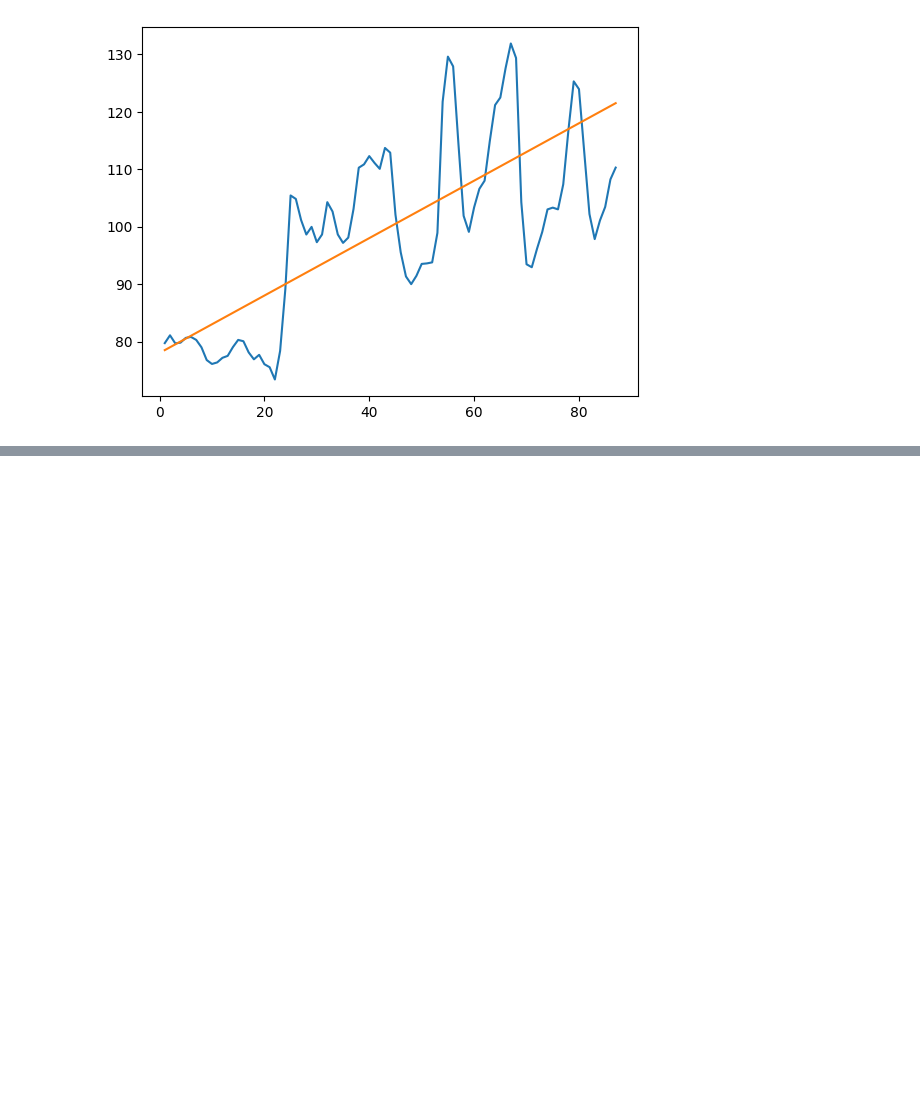
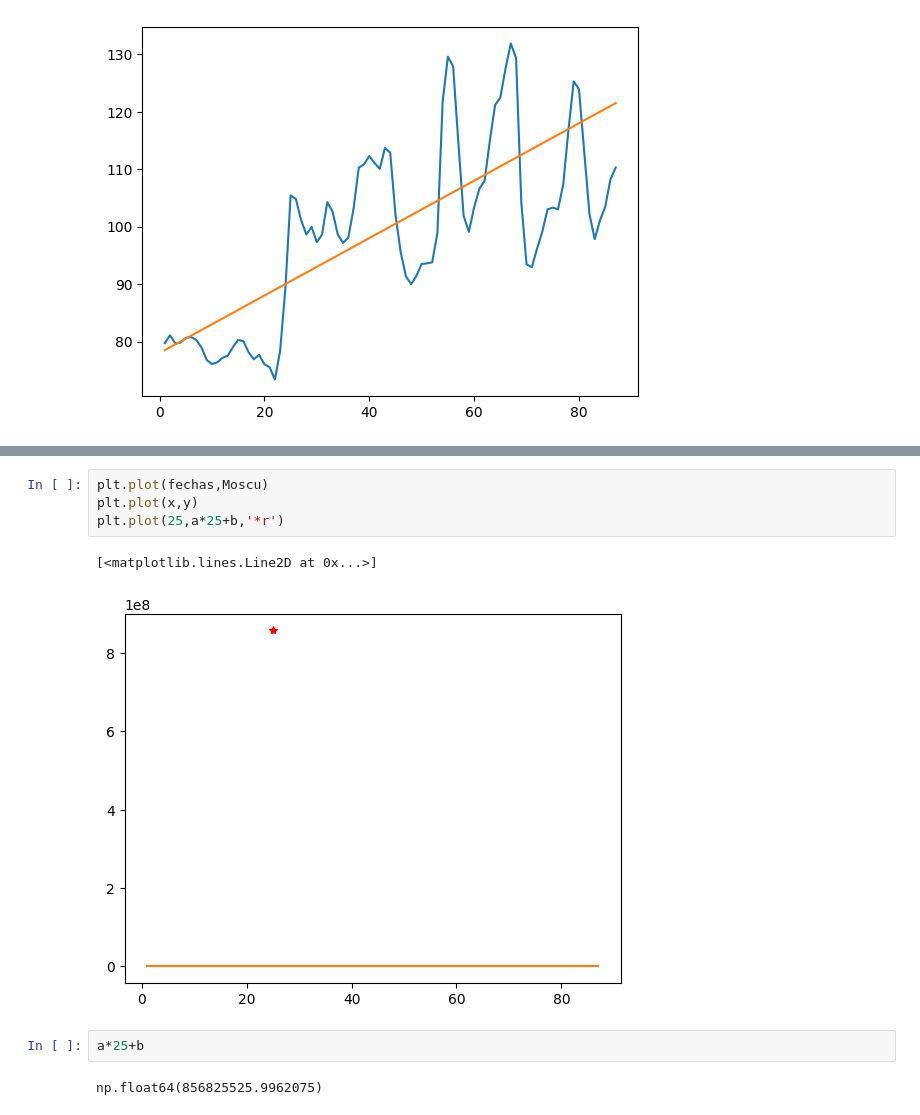
Before and after one commit to OFrancisco3/Data_Science, a Jupyter notebook: Numpy.ipynb, the cells around one changed output, grey strips where cells are left out. Cells and saved outputs as stored; diff of their text form; blank space fills up the shorter version.

```diff
--- a/Numpy.ipynb
+++ b/Numpy.ipynb
@@ -334,0 +387,11 @@ np.float64(103.53131941591394)
+# %%
+plt.plot(fechas,Moscu)
+plt.plot(x,y)
+plt.plot(25,a*25+b,'*r')
+# %% [output]
+[<matplotlib.lines.Line2D at 0x...>]
+[figure, added]
+# %%
+a*25+b
+# %% [output]
+np.float64(856825525.9962075)
```
Also changed, not shown: parts of 13 cells of this notebook.
